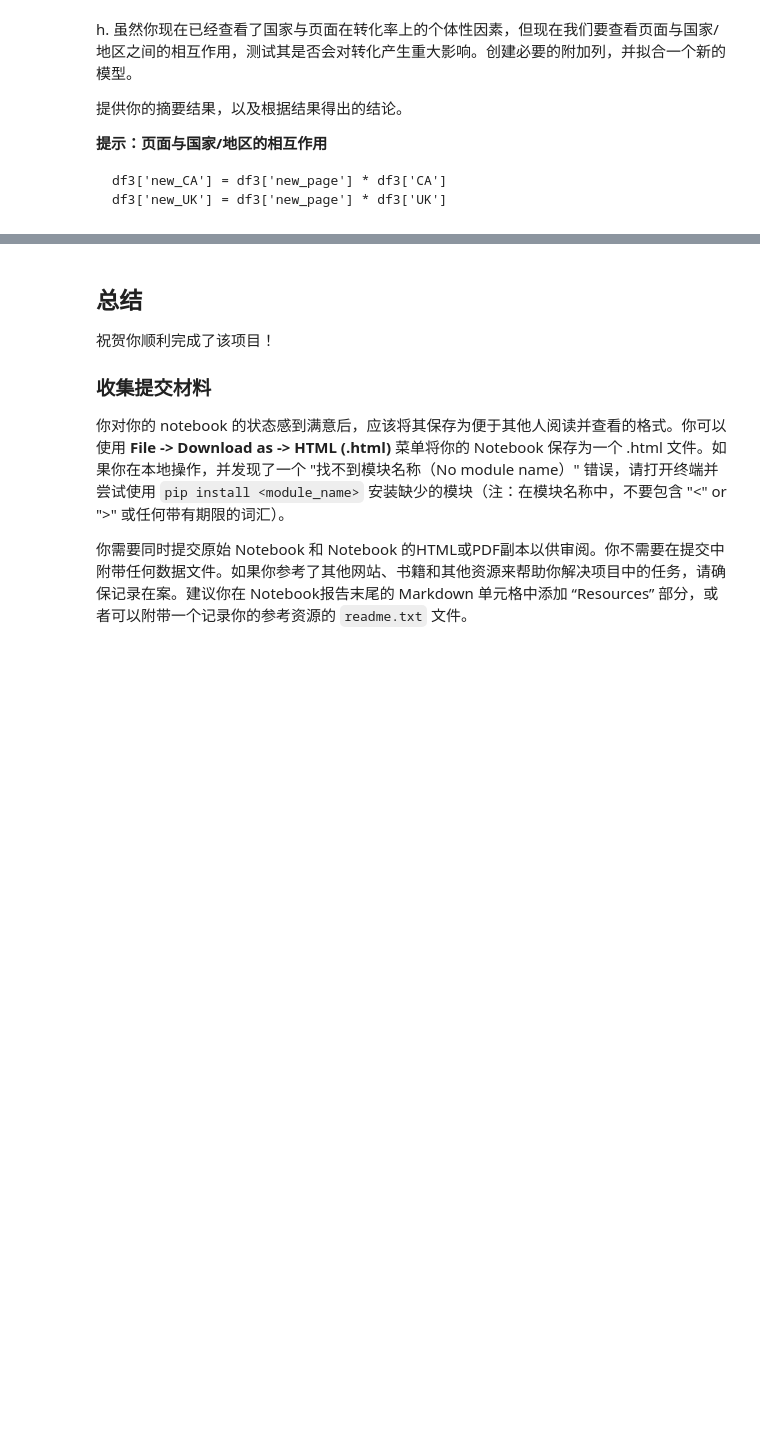
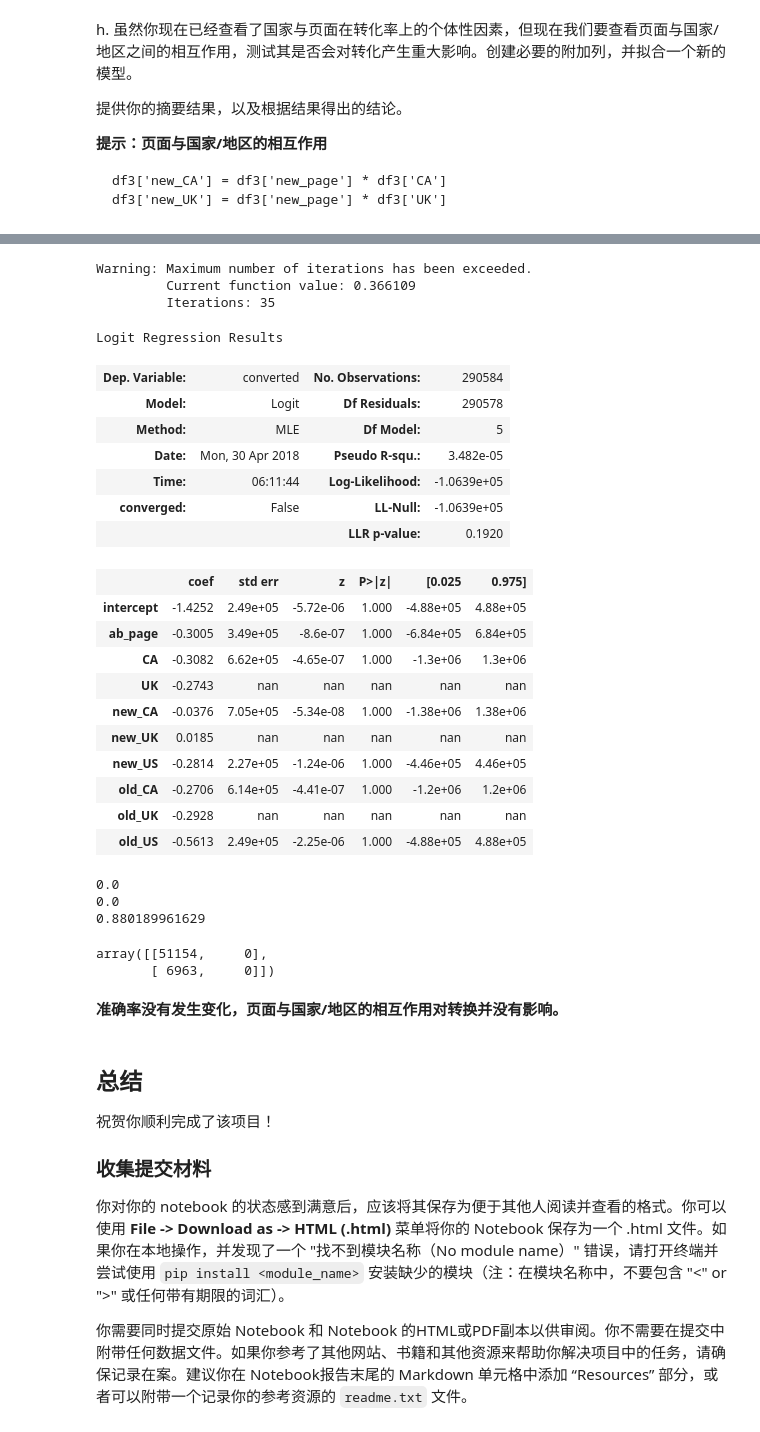
Before and after one commit to AshCodeWork/analyze-ab-test-results-notebook, a Jupyter notebook: analyze-ab-test-results-notebook-zh-0.ipynb, the cells around one changed output, grey strips where cells are left out. Drawn from its saved outputs; the diff is of its cells as text; code cells hidden in the pictures; blank space fills up the shorter version.

````diff
--- a/analyze-ab-test-results-notebook-zh-0.ipynb
+++ b/analyze-ab-test-results-notebook-zh-0.ipynb
@@ -306,7 +307,7 @@ a. 既然每行的值是转化或不转化，那么在这种情况下，我们
 # %% [markdown]
 b. 目标是使用 **statsmodels** 来拟合你在 **a.** 中指定的回归模型，以查看用户收到的不同页面是否存在显著的转化差异。但是，首先，你需要为这个截距创建一个列（ 原文：column） ，并为每个用户收到的页面创建一个虚拟变量列。添加一个 **截距** 列，一个 **ab_page** 列，当用户接收 **treatment** 时为1， **control** 时为0。
 # %%
-df3 = pd.read_csv('ab_data_edited.csv')
+df3 = df2.copy()
 df3.head()
 # %% [output]
 |  | user_id | timestamp | group | landing_page | converted |
@@ -365,3 +398,8 @@ f. 现在，你一定在考虑其他可能影响用户是否发生转化的因
 g. 现在，除了测试不同页面的转化率是否会发生变化之外，还要根据用户居住的国家或地区添加一个 effect 项。你需要导入 **countries.csv** 数据集，并将数据集合并在适当的行上。 [这里](https://pandas.pydata.org/pandas-docs/stable/generated/pandas.DataFrame.join.html) 是链接表格的文档。
 
 这个国家项对转化有影响吗？不要忘记为这些国家的列创建虚拟变量—— **提示: 你将需要为这三个虚拟变量增加两列。** 提供统计输出，并书面回答这个问题。
+# %%
+df_countries = pd.read_csv('countries.csv')
+df4 = pd.merge(df3,df_countries,on='user_id')
+df4[['CA','UK','US']] = pd.get_dummies(df4['country'])
+df4.head()
@@ -375,3 +462,14 @@ h. 虽然你现在已经查看了国家与页面在转化率上的个体性因
 df3['new_CA'] = df3['new_page'] * df3['CA']
 df3['new_UK'] = df3['new_page'] * df3['UK']
 ```
+# %%
+df4[['new_page','old_page']] = pd.get_dummies(df4['landing_page'])
+df4['new_CA'] = df4['new_page'] * df4['CA']
+df4['new_UK'] = df4['new_page'] * df4['UK']
+df4['new_US'] = df4['new_page'] * df4['US']
+df4['old_CA'] = df4['old_page'] * df4['CA']
+df4['old_UK'] = df4['old_page'] * df4['UK']
+df4['old_US'] = df4['old_page'] * df4['US']
+# %%
+df4.drop(['landing_page','country','new_page','old_page'], axis=1,inplace=True)
+df4.head()
@@ -377,0 +483,27 @@ df3['new_UK'] = df3['new_page'] * df3['UK']
+# %%
+lm = sm.Logit(df4['converted'], df4[['intercept','ab_page','CA','UK','new_CA','new_UK','new_US','old_CA','old_UK','old_US']])
+res = lm.fit()
+res.summary()
+# %% [output]
+Warning: Maximum number of iterations has been exceeded.
+         Current function value: 0.366109
+         Iterations: 35
+Logit Regression Results
+| Dep. Variable: | converted | No. Observations: | 290584 |
+| Model: | Logit | Df Residuals: | 290578 |
+| Method: | MLE | Df Model: | 5 |
+| Date: | Mon, 30 Apr 2018 | Pseudo R-squ.: | 3.482e-05 |
+| Time: | 06:11:44 | Log-Likelihood: | -1.0639e+05 |
+| converged: | False | LL-Null: | -1.0639e+05 |
+|  |  | LLR p-value: | 0.1920 |
+|  | coef | std err | z | P>|z| | [0.025 | 0.975] |
+| intercept | -1.4252 | 2.49e+05 | -5.72e-06 | 1.000 | -4.88e+05 | 4.88e+05 |
+| ab_page | -0.3005 | 3.49e+05 | -8.6e-07 | 1.000 | -6.84e+05 | 6.84e+05 |
+| CA | -0.3082 | 6.62e+05 | -4.65e-07 | 1.000 | -1.3e+06 | 1.3e+06 |
+| UK | -0.2743 | nan | nan | nan | nan | nan |
+| new_CA | -0.0376 | 7.05e+05 | -5.34e-08 | 1.000 | -1.38e+06 | 1.38e+06 |
+| new_UK | 0.0185 | nan | nan | nan | nan | nan |
+| new_US | -0.2814 | 2.27e+05 | -1.24e-06 | 1.000 | -4.46e+05 | 4.46e+05 |
+| old_CA | -0.2706 | 6.14e+05 | -4.41e-07 | 1.000 | -1.2e+06 | 1.2e+06 |
+| old_UK | -0.2928 | nan | nan | nan | nan | nan |
+| old_US | -0.5613 | 2.49e+05 | -2.25e-06 | 1.000 | -4.88e+05 | 4.88e+05 |
@@ -378,3 +518,16 @@ df3['new_UK'] = df3['new_page'] * df3['UK']
+# %%
+print(precision_score(y_test, y_preds))
+print(recall_score(y_test, y_preds))
+print(accuracy_score(y_test, y_preds))
+confusion_matrix(y_test, y_preds)
+# %% [output]
+0.0
+0.0
+0.880189961629
+array([[51154,     0],
+       [ 6963,     0]])
+# %% [markdown]
+**准确率没有发生变化，页面与国家/地区的相互作用对转换并没有影响。**
 # %% [markdown]
 <a id='conclusions'></a>
 ## 总结
````
Also changed, not shown: parts of 30 cells of this notebook, 1 other file.
